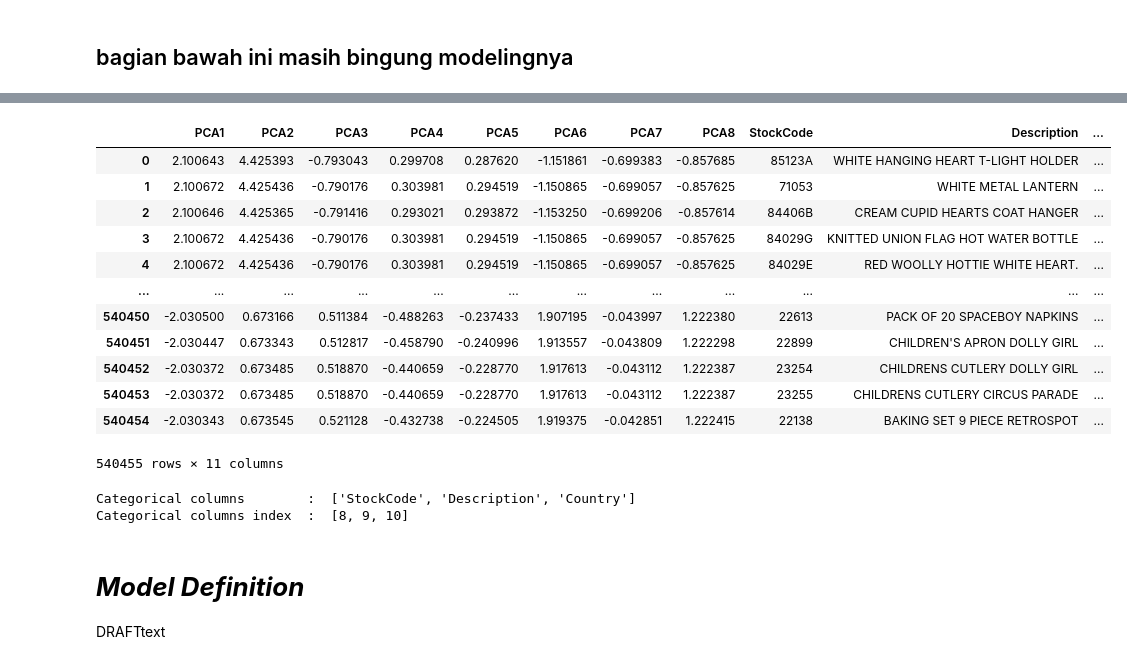
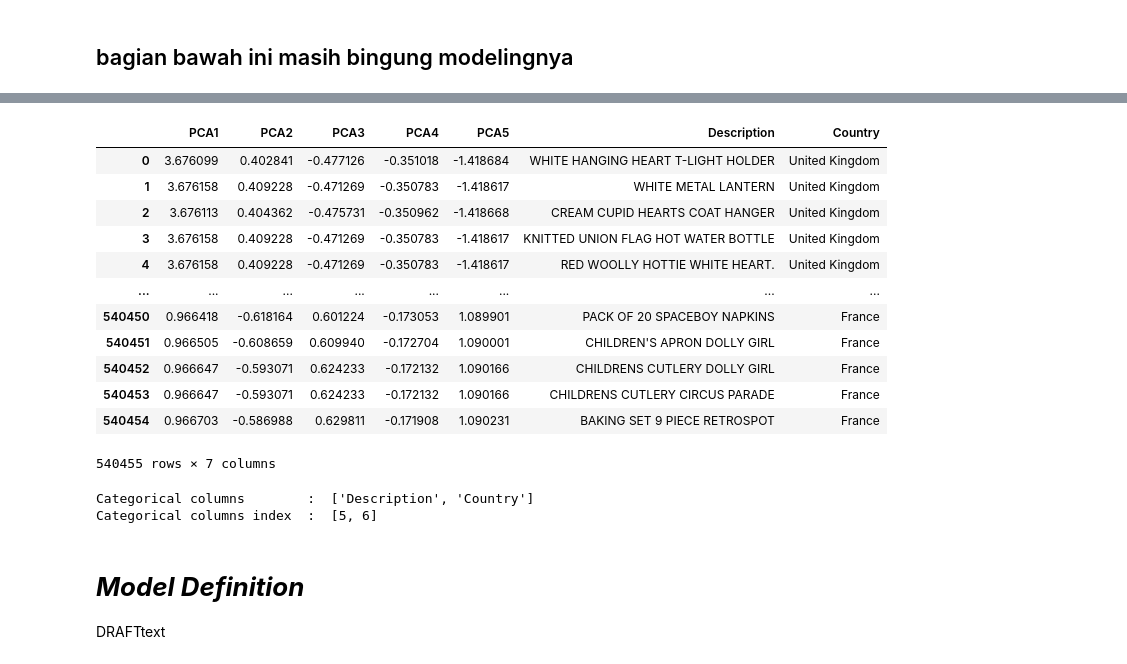
Before and after one commit to FTDS-assignment-bay/p2-final-project-3pecintaroni, a Jupyter notebook: Untitled2.ipynb, the cells around one changed output, grey strips where cells are left out. Drawn from its saved outputs; the diff is of its cells as text; code cells hidden in the pictures.

```diff
--- a/Untitled2.ipynb
+++ b/Untitled2.ipynb
@@ -283,11 +275,14 @@ Index(['StockCode', 'Description', 'Quantity', 'InvoiceDate', 'UnitPrice',
        'CustomerID', 'Country', 'year', 'month', 'day', 'day_of_week',
        'date_ordinal', 'days_since_ref', 'month_sin', 'month_cos'],
       dtype='object')
+# %%
+num_columns = ['UnitPrice','year', 'month', 'day', 'day_of_week']
+cat_columns = ['Description','Country']
 # %%
-# Splitting numeric columns and categorical columns
+# # Splitting numeric columns and categorical columns
 
-num_columns = df.select_dtypes(include=np.number).columns.tolist()
-cat_columns = df.select_dtypes(include=['object']).columns.tolist()
+# num_columns = df.select_dtypes(include=np.number).columns.tolist()
+# cat_columns = df.select_dtypes(include=['object']).columns.tolist()
 
 df_num = df[num_columns]
 df_cat = df[cat_columns]
@@ -355,24 +350,24 @@ df_final_pca = pca.transform(scaled)
 # %%
 # Concate columns
 
 customers_df_final = np.concatenate([df_final_pca, df_cat], axis=1)
-customers_df_final = pd.DataFrame(customers_df_final, columns=[['PCA1', 'PCA2', 'PCA3', 'PCA4', 'PCA5', 'PCA6', 'PCA7', 'PCA8'] + cat_columns])
+customers_df_final = pd.DataFrame(customers_df_final, columns=[['PCA1', 'PCA2', 'PCA3', 'PCA4', 'PCA5'] + cat_columns])
 customers_df_final = customers_df_final.infer_objects()
 customers_df_final
 # %% [output]
-|  | PCA1 | PCA2 | PCA3 | PCA4 | PCA5 | PCA6 | PCA7 | PCA8 | StockCode | Description | ... |
-| 0 | 2.100643 | 4.425393 | -0.793043 | 0.299708 | 0.287620 | -1.151861 | -0.699383 | -0.857685 | 85123A | WHITE HANGING HEART T-LIGHT HOLDER | ... |
-| 1 | 2.100672 | 4.425436 | -0.790176 | 0.303981 | 0.294519 | -1.150865 | -0.699057 | -0.857625 | 71053 | WHITE METAL LANTERN | ... |
-| 2 | 2.100646 | 4.425365 | -0.791416 | 0.293021 | 0.293872 | -1.153250 | -0.699206 | -0.857614 | 84406B | CREAM CUPID HEARTS COAT HANGER | ... |
-| 3 | 2.100672 | 4.425436 | -0.790176 | 0.303981 | 0.294519 | -1.150865 | -0.699057 | -0.857625 | 84029G | KNITTED UNION FLAG HOT WATER BOTTLE | ... |
-| 4 | 2.100672 | 4.425436 | -0.790176 | 0.303981 | 0.294519 | -1.150865 | -0.699057 | -0.857625 | 84029E | RED WOOLLY HOTTIE WHITE HEART. | ... |
-| ... | ... | ... | ... | ... | ... | ... | ... | ... | ... | ... | ... |
-| 540450 | -2.030500 | 0.673166 | 0.511384 | -0.488263 | -0.237433 | 1.907195 | -0.043997 | 1.222380 | 22613 | PACK OF 20 SPACEBOY NAPKINS | ... |
-| 540451 | -2.030447 | 0.673343 | 0.512817 | -0.458790 | -0.240996 | 1.913557 | -0.043809 | 1.222298 | 22899 | CHILDREN'S APRON DOLLY GIRL | ... |
-| 540452 | -2.030372 | 0.673485 | 0.518870 | -0.440659 | -0.228770 | 1.917613 | -0.043112 | 1.222387 | 23254 | CHILDRENS CUTLERY DOLLY GIRL | ... |
-| 540453 | -2.030372 | 0.673485 | 0.518870 | -0.440659 | -0.228770 | 1.917613 | -0.043112 | 1.222387 | 23255 | CHILDRENS CUTLERY CIRCUS PARADE | ... |
-| 540454 | -2.030343 | 0.673545 | 0.521128 | -0.432738 | -0.224505 | 1.919375 | -0.042851 | 1.222415 | 22138 | BAKING SET 9 PIECE RETROSPOT | ... |
+|  | PCA1 | PCA2 | PCA3 | PCA4 | PCA5 | Description | Country |
+| 0 | 3.676099 | 0.402841 | -0.477126 | -0.351018 | -1.418684 | WHITE HANGING HEART T-LIGHT HOLDER | United Kingdom |
+| 1 | 3.676158 | 0.409228 | -0.471269 | -0.350783 | -1.418617 | WHITE METAL LANTERN | United Kingdom |
+| 2 | 3.676113 | 0.404362 | -0.475731 | -0.350962 | -1.418668 | CREAM CUPID HEARTS COAT HANGER | United Kingdom |
+| 3 | 3.676158 | 0.409228 | -0.471269 | -0.350783 | -1.418617 | KNITTED UNION FLAG HOT WATER BOTTLE | United Kingdom |
+| 4 | 3.676158 | 0.409228 | -0.471269 | -0.350783 | -1.418617 | RED WOOLLY HOTTIE WHITE HEART. | United Kingdom |
+| ... | ... | ... | ... | ... | ... | ... | ... |
+| 540450 | 0.966418 | -0.618164 | 0.601224 | -0.173053 | 1.089901 | PACK OF 20 SPACEBOY NAPKINS | France |
+| 540451 | 0.966505 | -0.608659 | 0.609940 | -0.172704 | 1.090001 | CHILDREN'S APRON DOLLY GIRL | France |
+| 540452 | 0.966647 | -0.593071 | 0.624233 | -0.172132 | 1.090166 | CHILDRENS CUTLERY DOLLY GIRL | France |
+| 540453 | 0.966647 | -0.593071 | 0.624233 | -0.172132 | 1.090166 | CHILDRENS CUTLERY CIRCUS PARADE | France |
+| 540454 | 0.966703 | -0.586988 | 0.629811 | -0.171908 | 1.090231 | BAKING SET 9 PIECE RETROSPOT | France |
-540455 rows × 11 columns
+540455 rows × 7 columns
 # %%
 # Get the position of categorical columns
 
@@ -381,8 +376,8 @@ index_cat_columns = [customers_df_final.columns.get_loc(col) for col in list(cus
 print('Categorical columns        : ', cat_columns)
 print('Categorical columns index  : ', index_cat_columns)
 # %% [output]
-Categorical columns        :  ['StockCode', 'Description', 'Country']
-Categorical columns index  :  [8, 9, 10]
+Categorical columns        :  ['Description', 'Country']
+Categorical columns index  :  [5, 6]
 # %% [markdown]
 # ***Model Definition***
 
```
Also changed, not shown: parts of 9 cells of this notebook.
